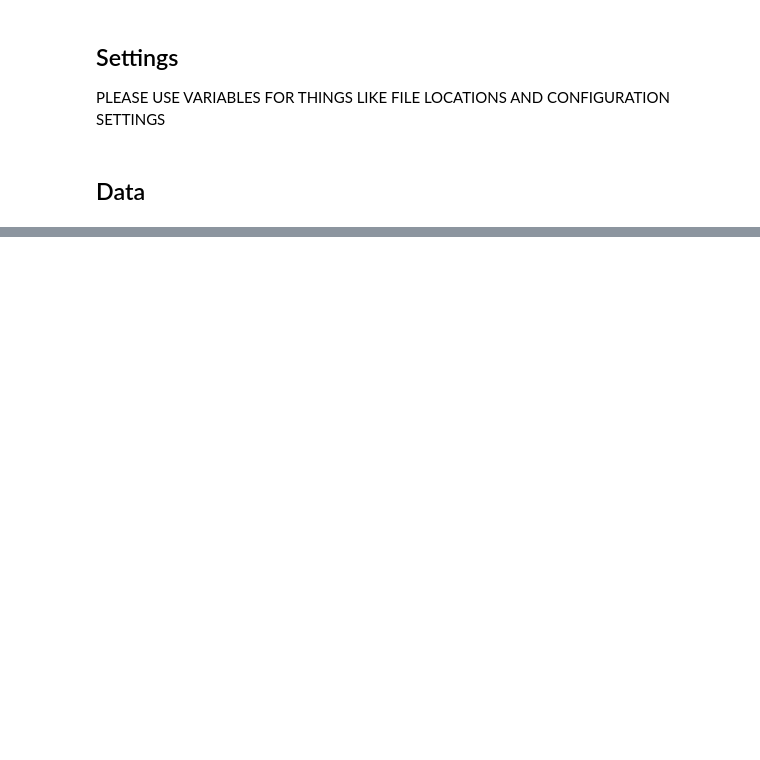
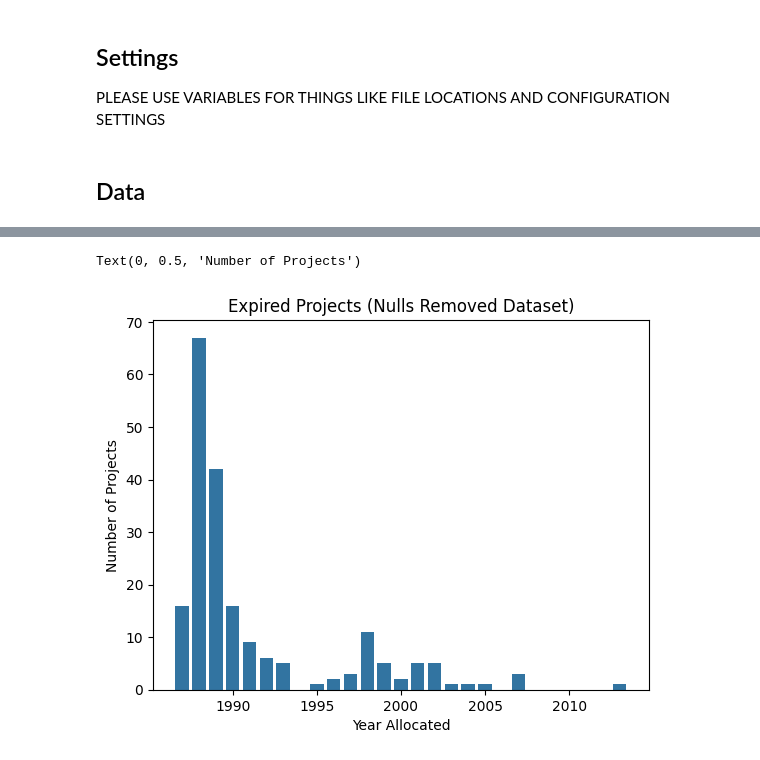
Before and after one commit to datakind/affordable-housing-tooling, a Jupyter notebook: workstream2/LIHTC_Expiration_Prediction.ipynb, the cells around one changed output, grey strips where cells are left out. Drawn from its saved outputs; the diff is of its cells as text; code cells hidden in the pictures; blank space fills up the shorter version.

```diff
--- a/workstream2/LIHTC_Expiration_Prediction.ipynb
+++ b/workstream2/LIHTC_Expiration_Prediction.ipynb
@@ -85,0 +260,8 @@ df2.head()
+# %%
+fig = sns.barplot(df_original_fl_yr_alloc_expired, native_scale=True)
+fig.set_title('Expired Projects (Nulls Removed Dataset)')
+fig.set_xlabel("Year Allocated")
+fig.set_ylabel("Number of Projects")
+# %% [output]
+Text(0, 0.5, 'Number of Projects')
+[figure, added]
```
Also changed, not shown: parts of 49 cells of this notebook, 1 other file.
